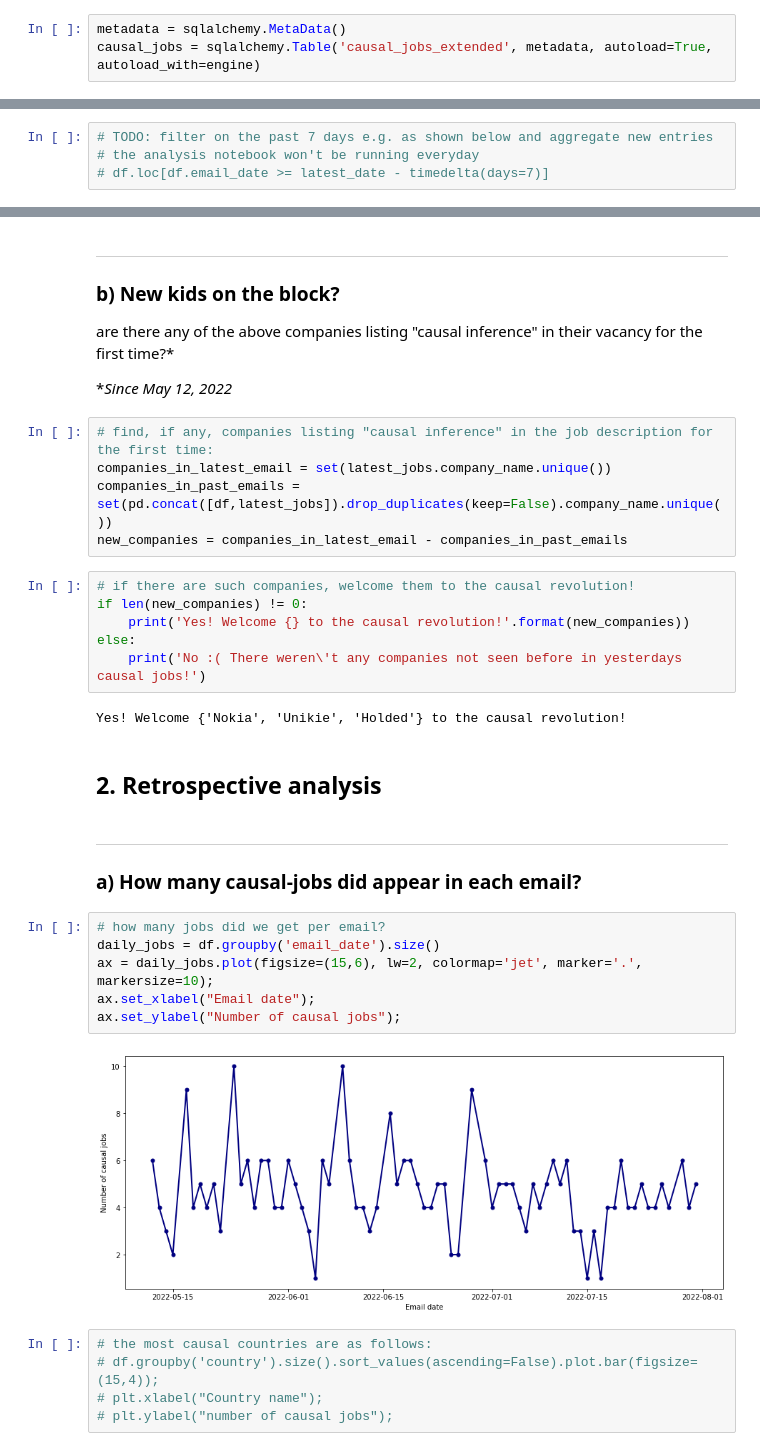
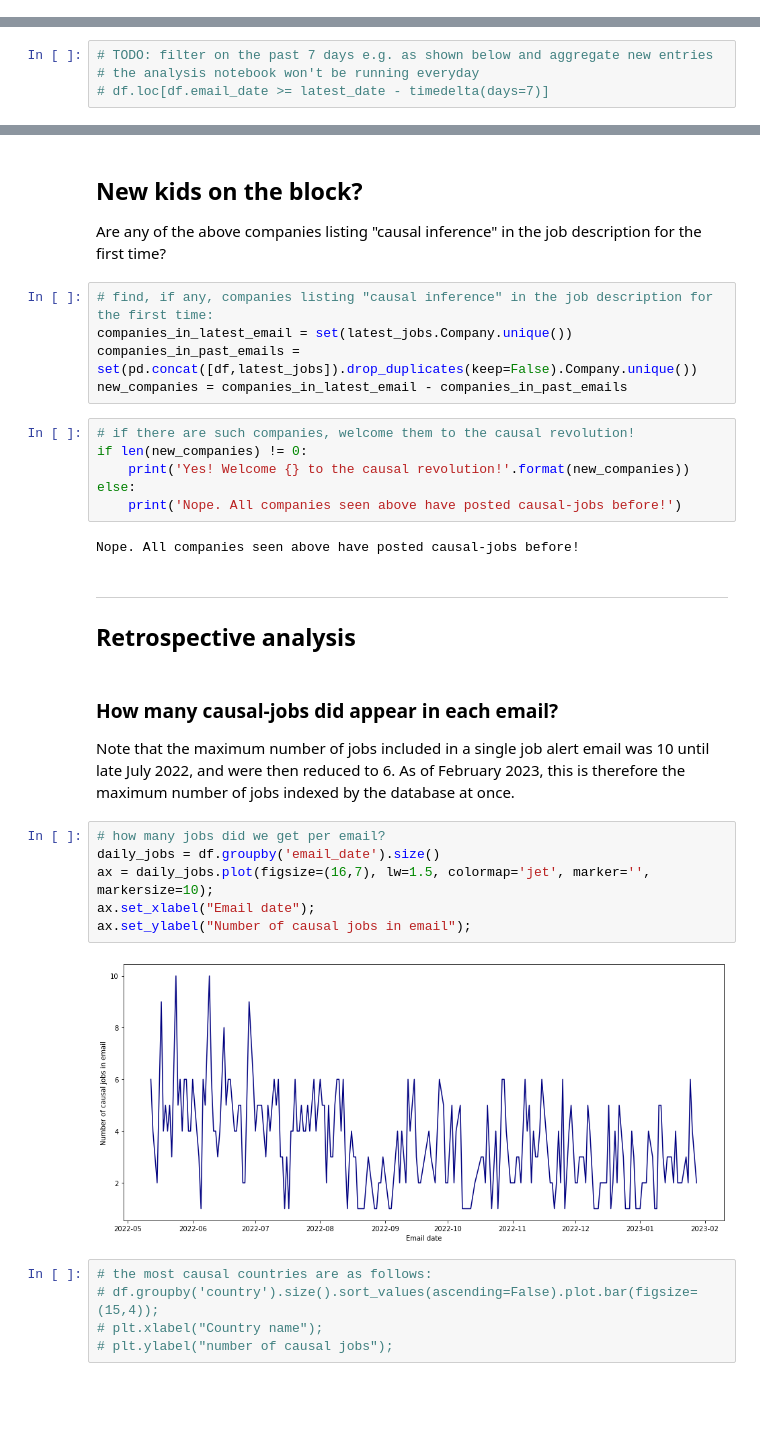
Before and after one commit to ggiannarakis/causal-jobs, a Jupyter notebook: Analysis.ipynb, the cells around one changed output, grey strips where cells are left out. Saved outputs shown, nothing was run; the diff lists cells and outputs as text; blank space fills up the shorter version.

Commit message:
latest report

```diff
--- a/Analysis.ipynb
+++ b/Analysis.ipynb
@@ -22,9 +22,6 @@ engine.connect();
 # get metadata and table
 metadata = sqlalchemy.MetaData()
 causal_jobs = sqlalchemy.Table('causal_jobs_extended', metadata, autoload=True, autoload_with=engine)
-# %%
-metadata = sqlalchemy.MetaData()
-causal_jobs = sqlalchemy.Table('causal_jobs_extended', metadata, autoload=True, autoload_with=engine)
 # %%
 # define query for the table (select *)
 query = sqlalchemy.select([causal_jobs])
@@ -96,38 +95,36 @@ HTML(latest_jobs[['job_title', 'company_name', 'job_location', 'email_date']].to
 # %% [markdown]
----
+## New kids on the block?
 
-### b) New kids on the block?
-
-are there any of the above companies listing "causal inference" in their vacancy for the first time?*
-
-**Since May 12, 2022*
+Are any of the above companies listing "causal inference" in the job description for the first time?
 # %%
 # find, if any, companies listing "causal inference" in the job description for the first time:
-companies_in_latest_email = set(latest_jobs.company_name.unique())
-companies_in_past_emails = set(pd.concat([df,latest_jobs]).drop_duplicates(keep=False).company_name.unique())
+companies_in_latest_email = set(latest_jobs.Company.unique())
+companies_in_past_emails = set(pd.concat([df,latest_jobs]).drop_duplicates(keep=False).Company.unique())
 new_companies = companies_in_latest_email - companies_in_past_emails
 # %%
 # if there are such companies, welcome them to the causal revolution!
 if len(new_companies) != 0:
     print('Yes! Welcome {} to the causal revolution!'.format(new_companies))
 else:
-    print('No :( There weren\'t any companies not seen before in yesterdays causal jobs!')
+    print('Nope. All companies seen above have posted causal-jobs before!')
 # %% [output]
-Yes! Welcome {'Nokia', 'Unikie', 'Holded'} to the causal revolution!
+Nope. All companies seen above have posted causal-jobs before!
 # %% [markdown]
-## 2. Retrospective analysis
+---
+
+## Retrospective analysis
 # %% [markdown]
----
+### How many causal-jobs did appear in each email?
 
-### a) How many causal-jobs did appear in each email?
+Note that the maximum number of jobs included in a single job alert email was 10 until late July 2022, and were then reduced to 6. As of February 2023, this is therefore the maximum number of jobs indexed by the database at once.
 # %%
 # how many jobs did we get per email?
 daily_jobs = df.groupby('email_date').size()
-ax = daily_jobs.plot(figsize=(15,6), lw=2, colormap='jet', marker='.', markersize=10);
+ax = daily_jobs.plot(figsize=(16,7), lw=1.5, colormap='jet', marker='', markersize=10);
 ax.set_xlabel("Email date");
-ax.set_ylabel("Number of causal jobs");
+ax.set_ylabel("Number of causal jobs in email");
 # %% [output]
-[figure, old version]
+[figure, new version]
 # %%
 # the most causal countries are as follows:
 # df.groupby('country').size().sort_values(ascending=False).plot.bar(figsize=(15,4));
```
Also changed, not shown: parts of 16 cells of this notebook, 20 other files.
